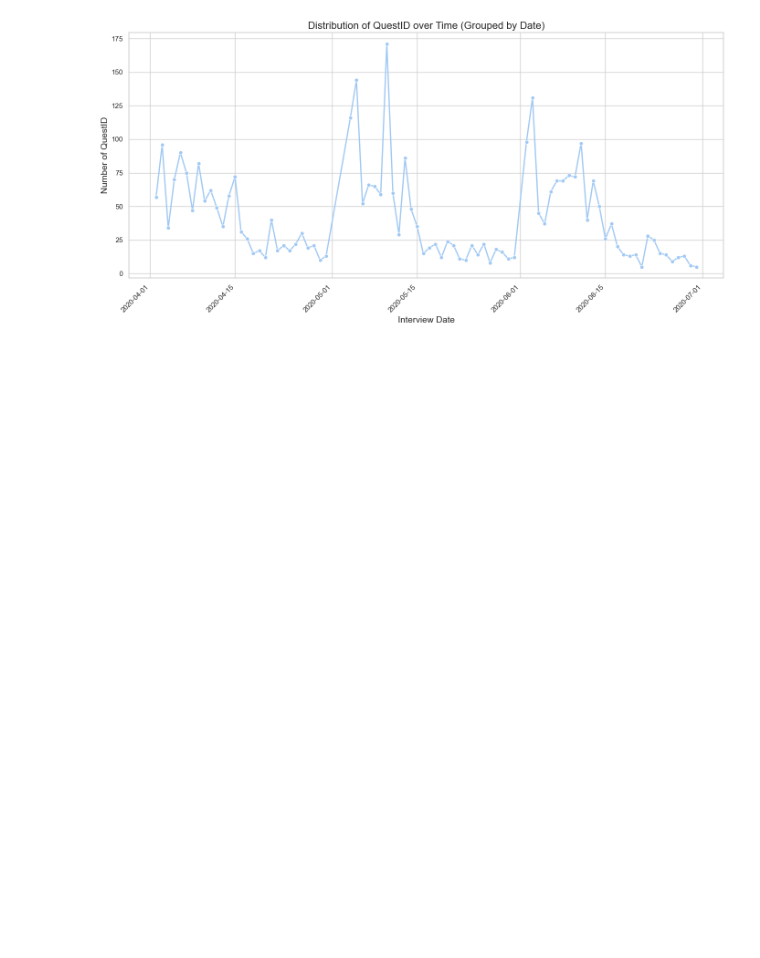
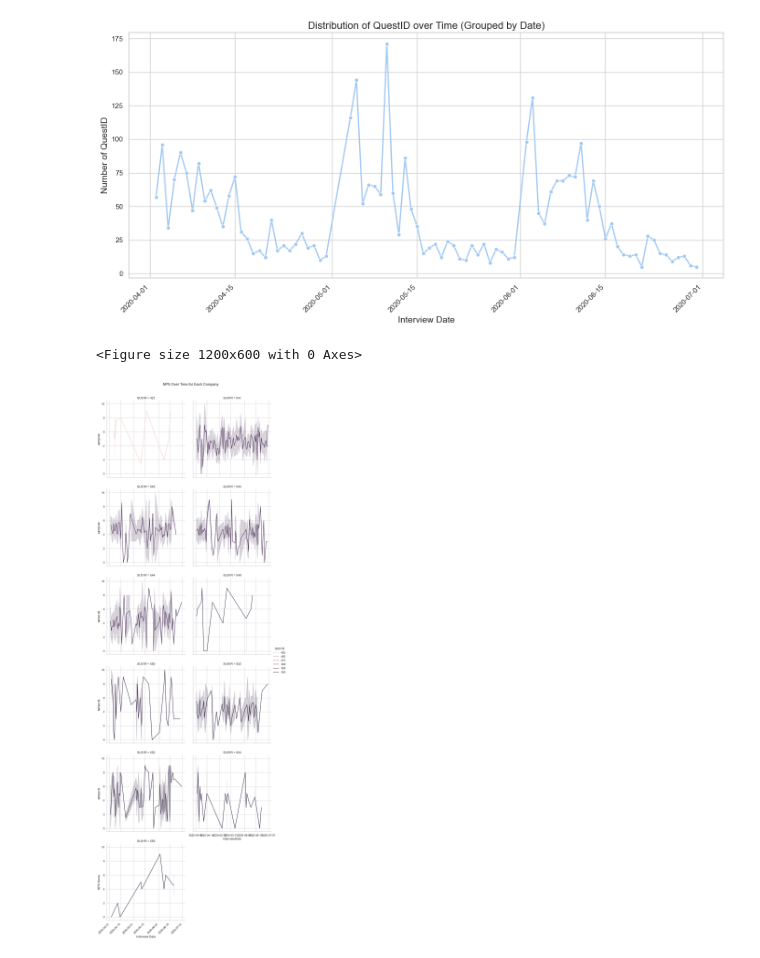
Before and after one commit to Skronski/cases, a Jupyter notebook: EON/00_programs/notebook.ipynb, the cells around one changed output. Cells and saved outputs as stored; diff of their text form; code cells hidden in the pictures; blank space fills up the shorter version.

Commit message:
plots NPS added

```diff
--- a/EON/00_programs/notebook.ipynb
+++ b/EON/00_programs/notebook.ipynb
@@ -112,3 +134,14 @@ plt.tight_layout()
 plt.show()
 # %% [output]
 [figure]
+# %%
+plt.figure(figsize=(12, 6))
+sns.relplot(x='InterviewDate', y='NPS01R', hue='SU01R', kind='line', data=df, markers=True, col='SU01R', col_wrap=2)
+plt.suptitle('NPS Over Time for Each Company', y=1.02)
+plt.xlabel('Interview Date')
+plt.ylabel('NPS Score')
+plt.xticks(rotation=45, ha='right')
+plt.show()
+# %% [output]
+<Figure size 1200x600 with 0 Axes>
+[figure, added]
```
Also changed, not shown: parts of 6 cells of this notebook.
